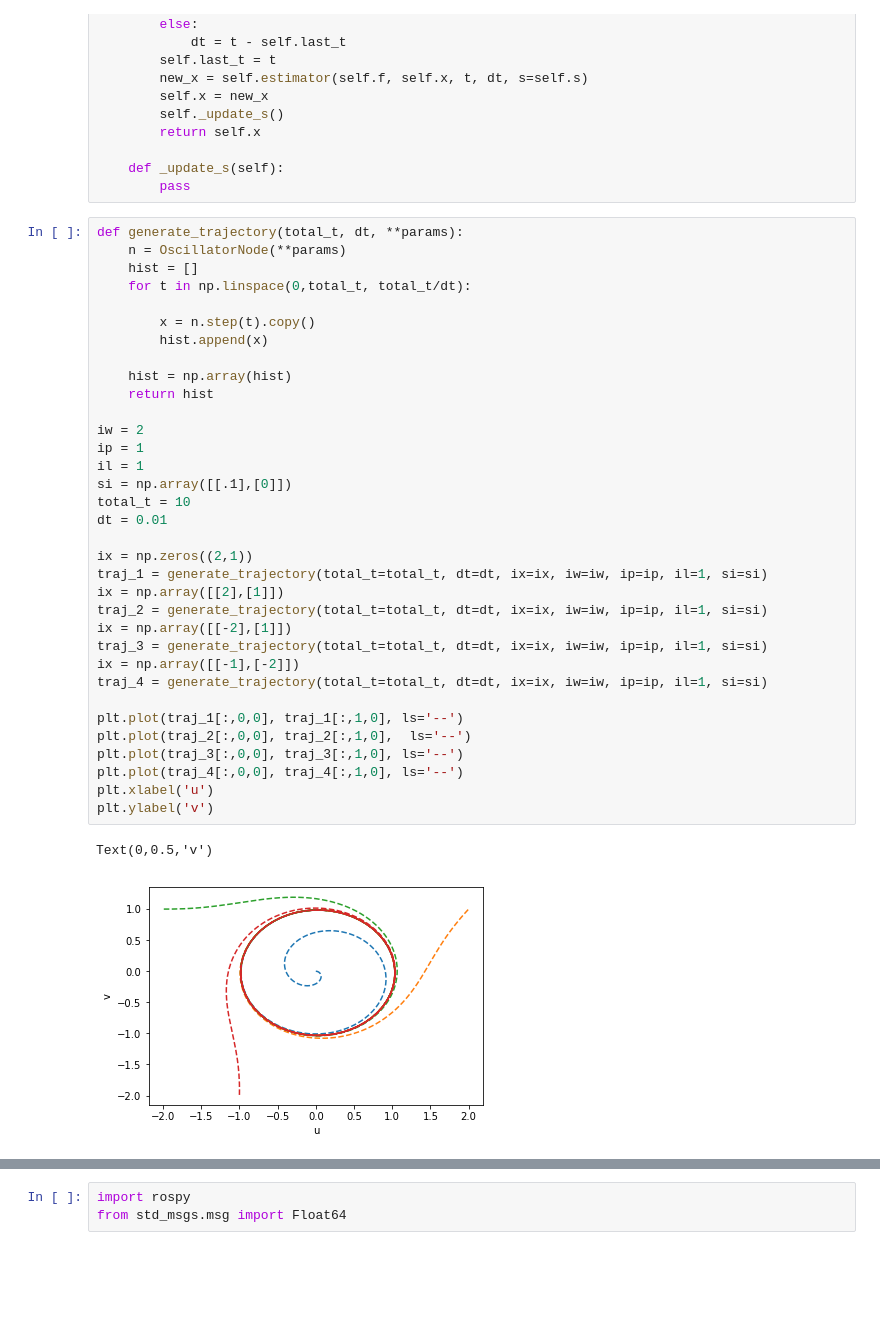
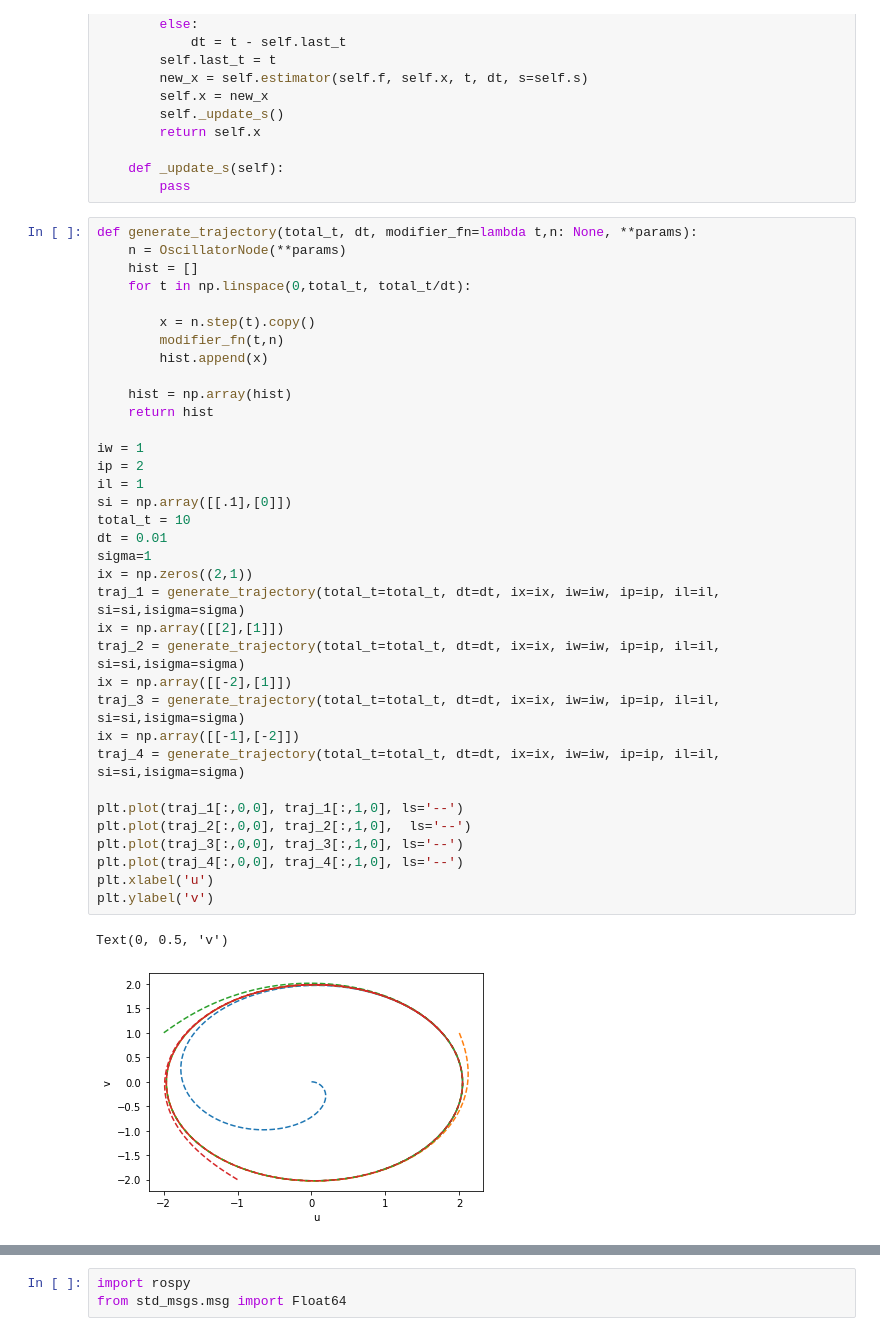
Before and after one commit to Raphtor/hopf_snakebot, a Jupyter notebook: figure_generation/Oscillators.ipynb, the cells around one changed output, grey strips where cells are left out. Saved outputs shown, nothing was run; the diff lists cells and outputs as text; blank space fills up the shorter version.

```diff
--- a/figure_generation/Oscillators.ipynb
+++ b/figure_generation/Oscillators.ipynb
@@ -51,39 +51,40 @@ class OscillatorNode(object):
     def _update_s(self):
         pass
 # %%
-def generate_trajectory(total_t, dt, **params):
+def generate_trajectory(total_t, dt, modifier_fn=lambda t,n: None, **params):
     n = OscillatorNode(**params)
     hist = []
     for t in np.linspace(0,total_t, total_t/dt):
 
         x = n.step(t).copy()
+        modifier_fn(t,n)
         hist.append(x)
 
     hist = np.array(hist)
     return hist
 
-iw = 2
-ip = 1
+iw = 1
+ip = 2
 il = 1
 si = np.array([[.1],[0]])
 total_t = 10
 dt = 0.01
-
+sigma=1
 ix = np.zeros((2,1))
-traj_1 = generate_trajectory(total_t=total_t, dt=dt, ix=ix, iw=iw, ip=ip, il=1, si=si)
+traj_1 = generate_trajectory(total_t=total_t, dt=dt, ix=ix, iw=iw, ip=ip, il=il, si=si,isigma=sigma)
 ix = np.array([[2],[1]])
-traj_2 = generate_trajectory(total_t=total_t, dt=dt, ix=ix, iw=iw, ip=ip, il=1, si=si)
+traj_2 = generate_trajectory(total_t=total_t, dt=dt, ix=ix, iw=iw, ip=ip, il=il, si=si,isigma=sigma)
 ix = np.array([[-2],[1]])
-traj_3 = generate_trajectory(total_t=total_t, dt=dt, ix=ix, iw=iw, ip=ip, il=1, si=si)
+traj_3 = generate_trajectory(total_t=total_t, dt=dt, ix=ix, iw=iw, ip=ip, il=il, si=si,isigma=sigma)
 ix = np.array([[-1],[-2]])
-traj_4 = generate_trajectory(total_t=total_t, dt=dt, ix=ix, iw=iw, ip=ip, il=1, si=si)
+traj_4 = generate_trajectory(total_t=total_t, dt=dt, ix=ix, iw=iw, ip=ip, il=il, si=si,isigma=sigma)
 
 plt.plot(traj_1[:,0,0], traj_1[:,1,0], ls='--')
 plt.plot(traj_2[:,0,0], traj_2[:,1,0],  ls='--')
 plt.plot(traj_3[:,0,0], traj_3[:,1,0], ls='--')
 plt.plot(traj_4[:,0,0], traj_4[:,1,0], ls='--')
 plt.xlabel('u')
 plt.ylabel('v')
 # %% [output]
-Text(0,0.5,'v')
+Text(0, 0.5, 'v')
-[figure, old version]
+[figure, new version]
```
Also changed, not shown: parts of 7 cells of this notebook, 3 other files.
